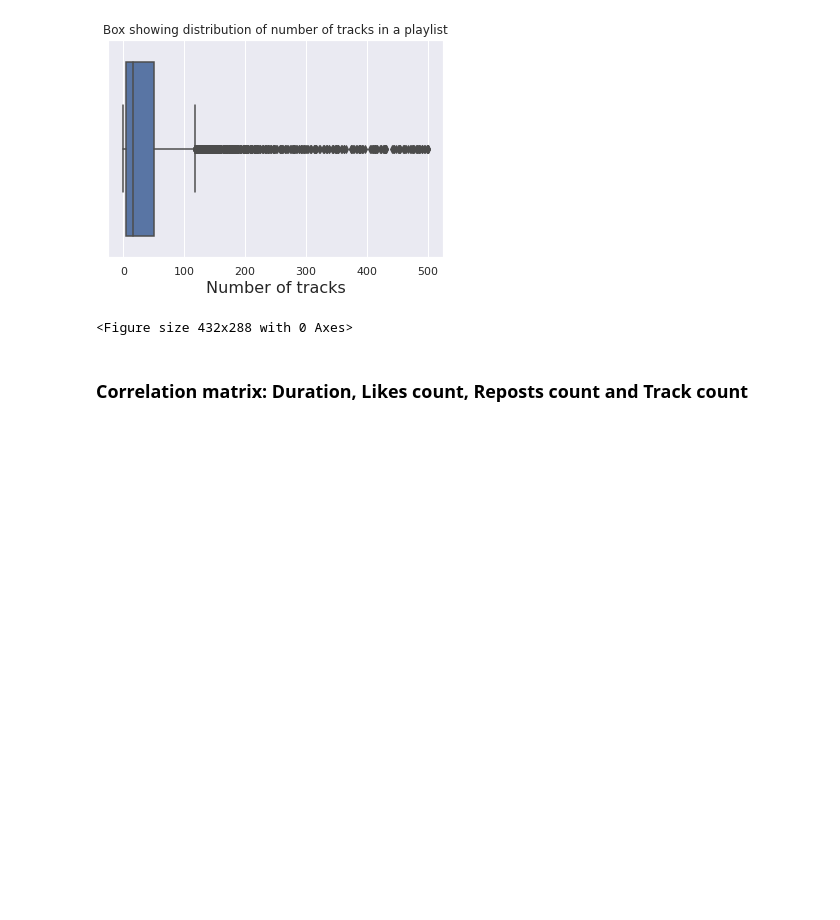
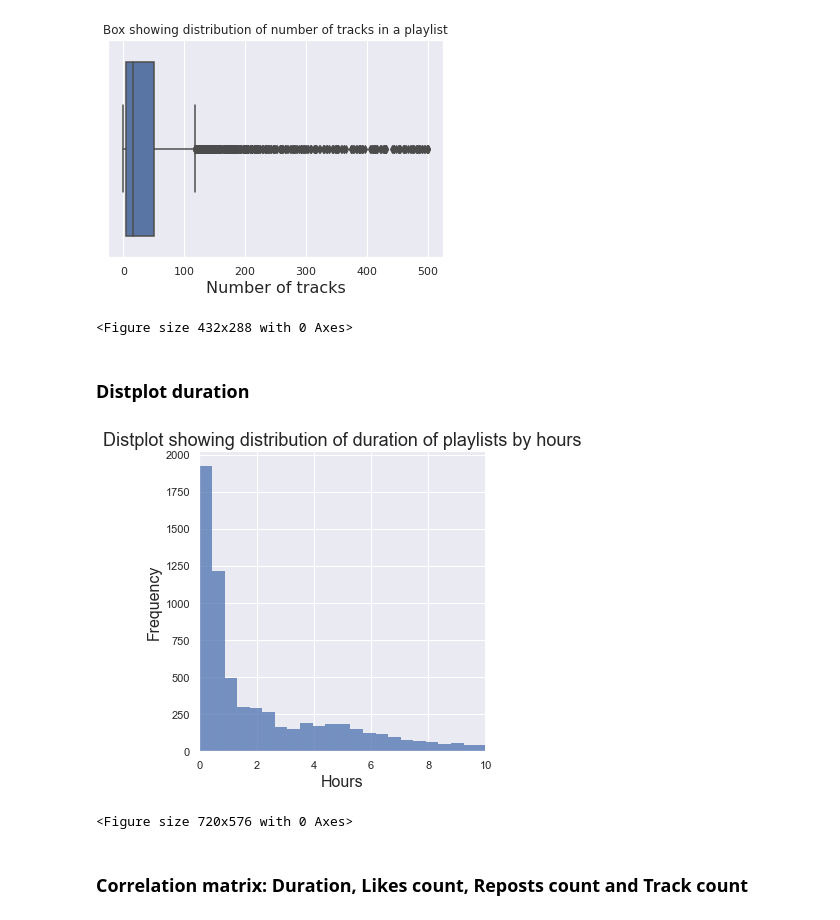
Before and after one commit to machung2001/SoundCloud, a Jupyter notebook: src/playlists_plotCharts.ipynb, the cells around one changed output. Cells and saved outputs as stored; diff of their text form; code cells hidden in the pictures; blank space fills up the shorter version.

```diff
--- a/src/playlists_plotCharts.ipynb
+++ b/src/playlists_plotCharts.ipynb
@@ -34,6 +34,21 @@ plt.clf()
 # %% [output]
 [figure]
 <Figure size 432x288 with 0 Axes>
+# %% [markdown]
+### Distplot duration
+# %%
+ax = sns.displot(x=df['duration']/1000/60/60)
+ax.set(xlim=(0, 10)) # adjust this value
+sns.set(style="darkgrid")
+plt.ticklabel_format(style='plain', axis='x')
+plt.xlabel('Hours', fontsize=16)
+plt.ylabel('Frequency', fontsize=16)
+plt.title('Distplot showing distribution of duration of playlists by hours', fontsize=18)
+plt.show()
+plt.clf()
+# %% [output]
+[figure, added]
+<Figure size 720x576 with 0 Axes>
 # %% [markdown]
 ### Correlation matrix: Duration, Likes count, Reposts count and Track count
 # %%
```
Also changed, not shown: parts of 1 cell of this notebook, 4 other files.
